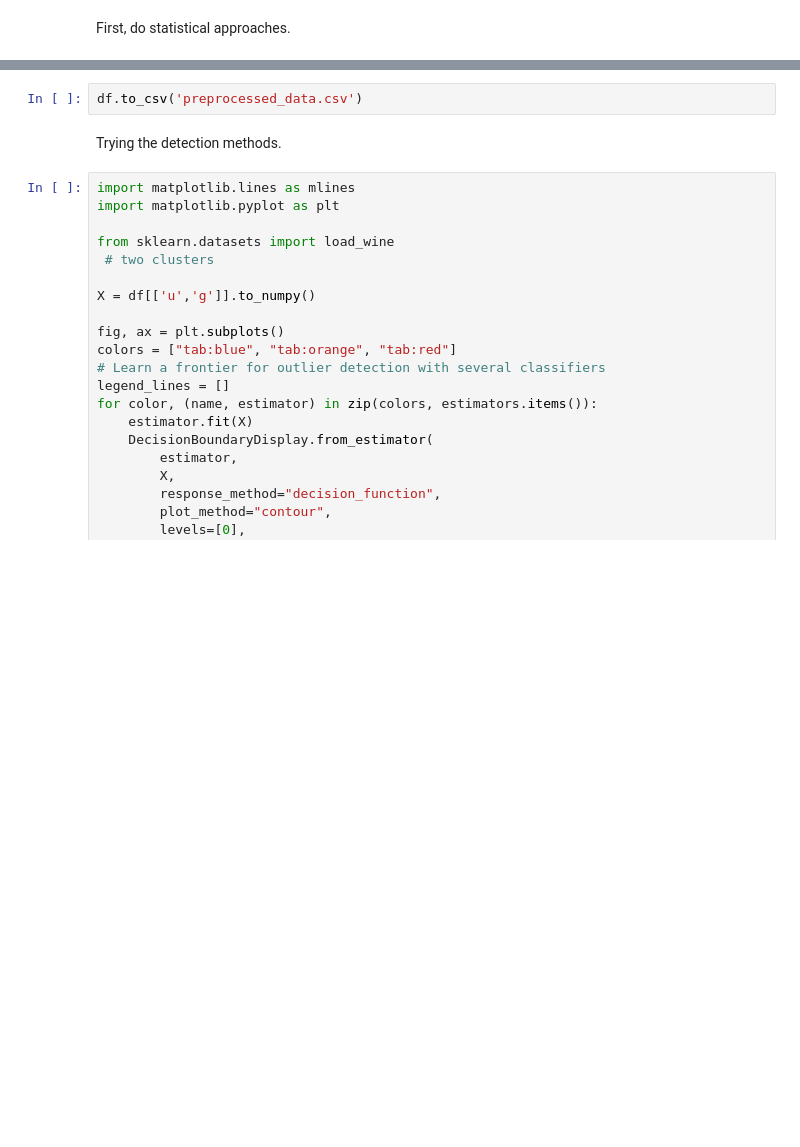
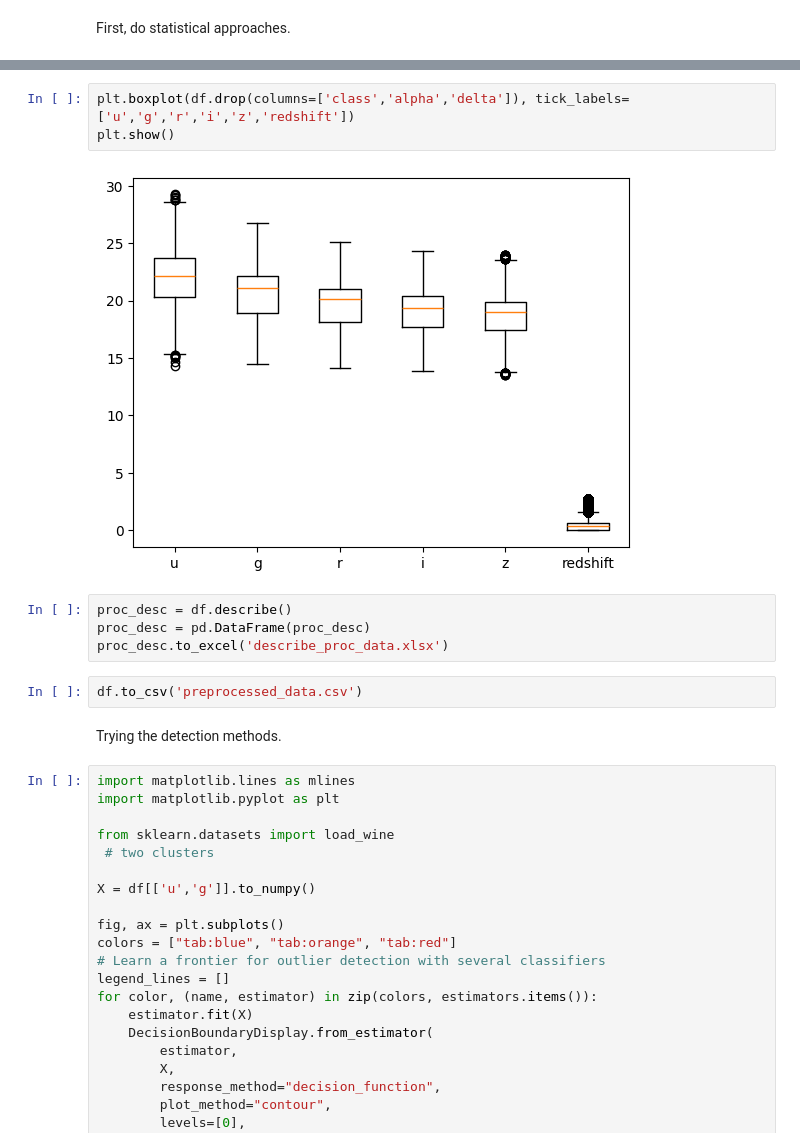
Before and after one commit to cookepoli/Bennett_CookePolitikos_CS368_StellarClassification, a Jupyter notebook: Scripts and notebooks/outlier_analysis.ipynb, the cells around one changed output, grey strips where cells are left out. Saved outputs shown, nothing was run; the diff lists cells and outputs as text; blank space fills up the shorter version.

```diff
--- a/Scripts and notebooks/outlier_analysis.ipynb
+++ b/Scripts and notebooks/outlier_analysis.ipynb
@@ -113,3 +139,12 @@ max       24.285680     24.000870      2.768771
+# %%
+plt.boxplot(df.drop(columns=['class','alpha','delta']), tick_labels=['u','g','r','i','z','redshift'])
+plt.show()
+# %% [output]
+[figure, added]
+# %%
+proc_desc = df.describe()
+proc_desc = pd.DataFrame(proc_desc)
+proc_desc.to_excel('describe_proc_data.xlsx')
 # %%
 df.to_csv('preprocessed_data.csv')
 # %% [markdown]
```
Also changed, not shown: parts of 8 cells of this notebook, 6 other files.
